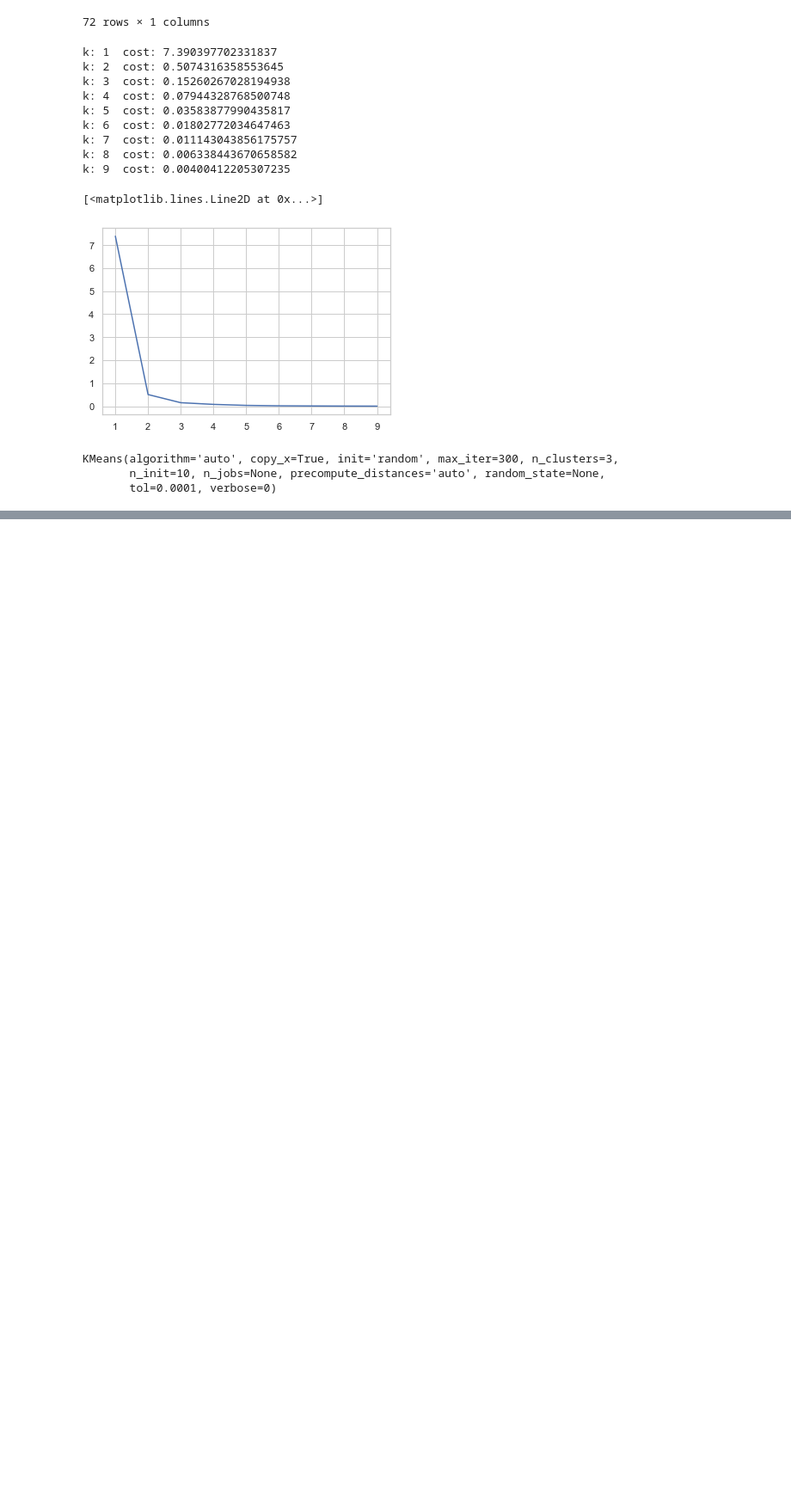
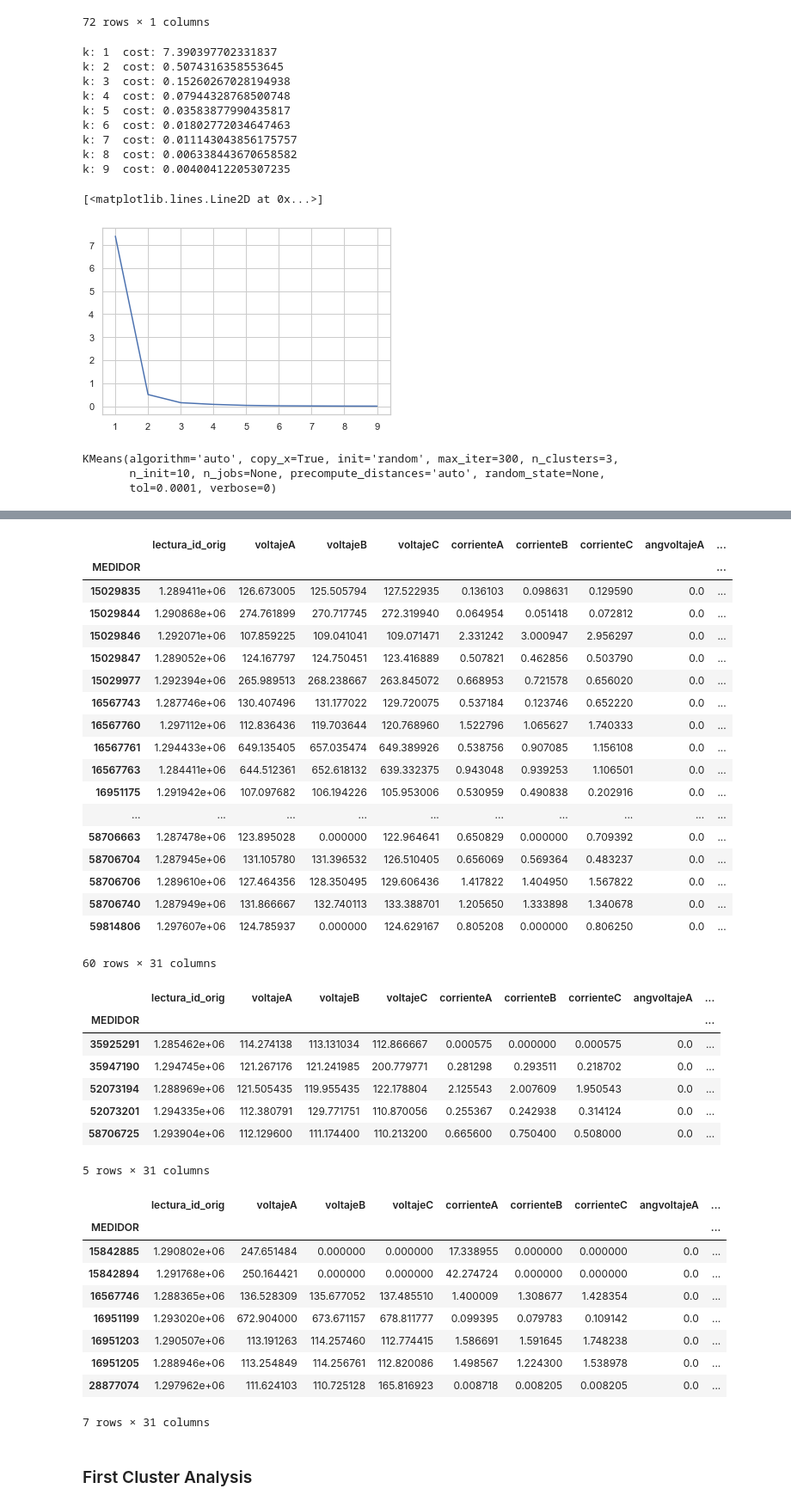
Before and after one commit to aaorella/Energy_Smart_Meters-Exploratory_Analysis, a Jupyter notebook: Cluster Factor de potencia.ipynb, the cells around one changed output, grey strips where cells are left out. Shown at 86% size. Drawn from its saved outputs; the diff is of its cells as text; code cells hidden in the pictures; blank space fills up the shorter version.

```diff
--- a/Cluster Factor de potencia.ipynb
+++ b/Cluster Factor de potencia.ipynb
@@ -231,2 +359,2 @@ grupofpok = A.loc[A['ClustersConsumoMesFranjas']==0,:]
 # %%
-grupofpbad= A.loc[A['ClustersConsumoMesFranjas']==1,:]
+grupofpmd= df_factorp_medidores.loc[df_factorp_medidores['ClustersConsumoMesFranjas']==1,:]
@@ -233,2 +367,2 @@ grupofpbad= A.loc[A['ClustersConsumoMesFranjas']==1,:]
 # %%
-grupofpmd = A.loc[A['ClustersConsumoMesFranjas']==2,:]
+grupofpbad = df_factorp_medidores.loc[df_factorp_medidores['ClustersConsumoMesFranjas']==2,:]
@@ -289,0 +375,42 @@ df
+# %%
+display(grupofpok, grupofpmd, grupofpbad)
+# %% [output]
+|  | lectura_id_orig | voltajeA | voltajeB | voltajeC | corrienteA | corrienteB | corrienteC | angvoltajeA | ... |
+| MEDIDOR |  |  |  |  |  |  |  |  | ... |
+| 15029835 | 1.289411e+06 | 126.673005 | 125.505794 | 127.522935 | 0.136103 | 0.098631 | 0.129590 | 0.0 | ... |
+| 15029844 | 1.290868e+06 | 274.761899 | 270.717745 | 272.319940 | 0.064954 | 0.051418 | 0.072812 | 0.0 | ... |
+| 15029846 | 1.292071e+06 | 107.859225 | 109.041041 | 109.071471 | 2.331242 | 3.000947 | 2.956297 | 0.0 | ... |
+| 15029847 | 1.289052e+06 | 124.167797 | 124.750451 | 123.416889 | 0.507821 | 0.462856 | 0.503790 | 0.0 | ... |
+| 15029977 | 1.292394e+06 | 265.989513 | 268.238667 | 263.845072 | 0.668953 | 0.721578 | 0.656020 | 0.0 | ... |
+| 16567743 | 1.287746e+06 | 130.407496 | 131.177022 | 129.720075 | 0.537184 | 0.123746 | 0.652220 | 0.0 | ... |
+| 16567760 | 1.297112e+06 | 112.836436 | 119.703644 | 120.768960 | 1.522796 | 1.065627 | 1.740333 | 0.0 | ... |
+| 16567761 | 1.294433e+06 | 649.135405 | 657.035474 | 649.389926 | 0.538756 | 0.907085 | 1.156108 | 0.0 | ... |
+| 16567763 | 1.284411e+06 | 644.512361 | 652.618132 | 639.332375 | 0.943048 | 0.939253 | 1.106501 | 0.0 | ... |
+| 16951175 | 1.291942e+06 | 107.097682 | 106.194226 | 105.953006 | 0.530959 | 0.490838 | 0.202916 | 0.0 | ... |
+| ... | ... | ... | ... | ... | ... | ... | ... | ... | ... |
+| 58706663 | 1.287478e+06 | 123.895028 | 0.000000 | 122.964641 | 0.650829 | 0.000000 | 0.709392 | 0.0 | ... |
+| 58706704 | 1.287945e+06 | 131.105780 | 131.396532 | 126.510405 | 0.656069 | 0.569364 | 0.483237 | 0.0 | ... |
+| 58706706 | 1.289610e+06 | 127.464356 | 128.350495 | 129.606436 | 1.417822 | 1.404950 | 1.567822 | 0.0 | ... |
+| 58706740 | 1.287949e+06 | 131.866667 | 132.740113 | 133.388701 | 1.205650 | 1.333898 | 1.340678 | 0.0 | ... |
+| 59814806 | 1.297607e+06 | 124.785937 | 0.000000 | 124.629167 | 0.805208 | 0.000000 | 0.806250 | 0.0 | ... |
+60 rows × 31 columns
+|  | lectura_id_orig | voltajeA | voltajeB | voltajeC | corrienteA | corrienteB | corrienteC | angvoltajeA | ... |
+| MEDIDOR |  |  |  |  |  |  |  |  | ... |
+| 35925291 | 1.285462e+06 | 114.274138 | 113.131034 | 112.866667 | 0.000575 | 0.000000 | 0.000575 | 0.0 | ... |
+| 35947190 | 1.294745e+06 | 121.267176 | 121.241985 | 200.779771 | 0.281298 | 0.293511 | 0.218702 | 0.0 | ... |
+| 52073194 | 1.288969e+06 | 121.505435 | 119.955435 | 122.178804 | 2.125543 | 2.007609 | 1.950543 | 0.0 | ... |
+| 52073201 | 1.294335e+06 | 112.380791 | 129.771751 | 110.870056 | 0.255367 | 0.242938 | 0.314124 | 0.0 | ... |
+| 58706725 | 1.293904e+06 | 112.129600 | 111.174400 | 110.213200 | 0.665600 | 0.750400 | 0.508000 | 0.0 | ... |
+5 rows × 31 columns
+|  | lectura_id_orig | voltajeA | voltajeB | voltajeC | corrienteA | corrienteB | corrienteC | angvoltajeA | ... |
+| MEDIDOR |  |  |  |  |  |  |  |  | ... |
+| 15842885 | 1.290802e+06 | 247.651484 | 0.000000 | 0.000000 | 17.338955 | 0.000000 | 0.000000 | 0.0 | ... |
+| 15842894 | 1.291768e+06 | 250.164421 | 0.000000 | 0.000000 | 42.274724 | 0.000000 | 0.000000 | 0.0 | ... |
+| 16567746 | 1.288365e+06 | 136.528309 | 135.677052 | 137.485510 | 1.400009 | 1.308677 | 1.428354 | 0.0 | ... |
+| 16951199 | 1.293020e+06 | 672.904000 | 673.671157 | 678.811777 | 0.099395 | 0.079783 | 0.109142 | 0.0 | ... |
+| 16951203 | 1.290507e+06 | 113.191263 | 114.257460 | 112.774415 | 1.586691 | 1.591645 | 1.748238 | 0.0 | ... |
+| 16951205 | 1.288946e+06 | 113.254849 | 114.256761 | 112.820086 | 1.498567 | 1.224300 | 1.538978 | 0.0 | ... |
+| 28877074 | 1.297962e+06 | 111.624103 | 110.725128 | 165.816923 | 0.008718 | 0.008205 | 0.008205 | 0.0 | ... |
+7 rows × 31 columns
+# %% [markdown]
+### First Cluster Analysis
```
Also changed, not shown: parts of 28 cells of this notebook, 9 other files.
